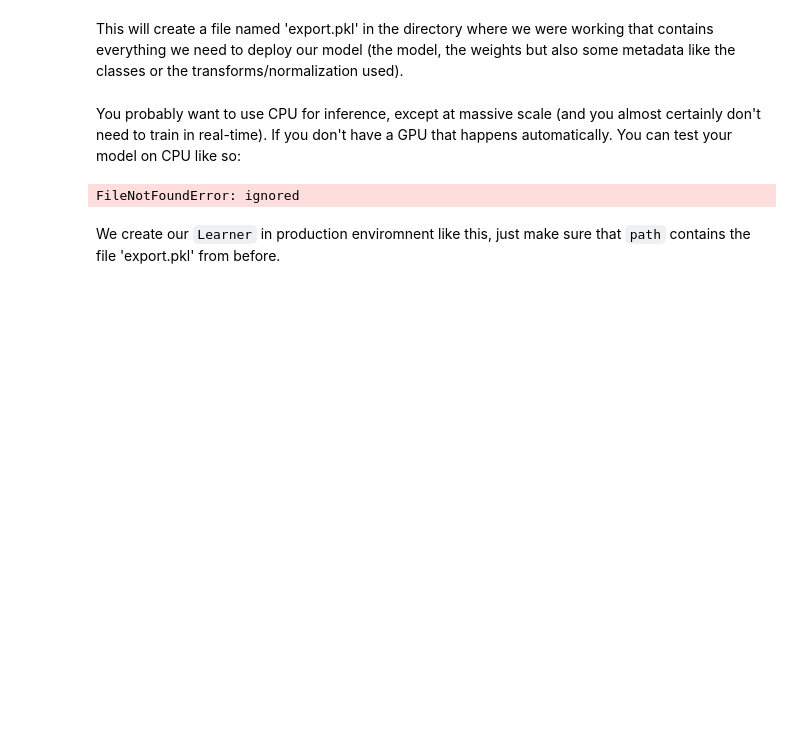
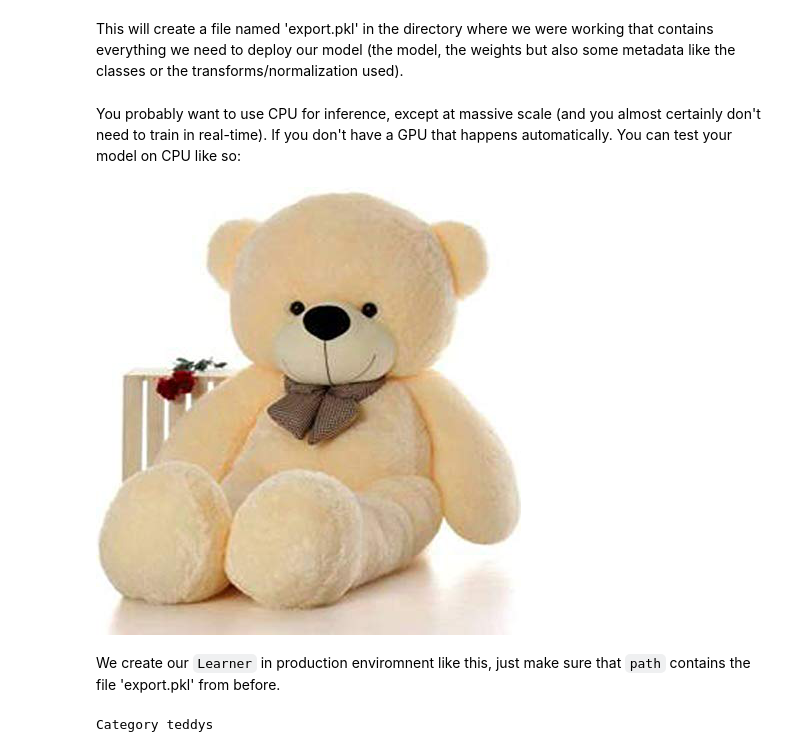
Before and after one commit to yumpy/fastai-course-v3, a Jupyter notebook: notes/dl1/teddy-bear.ipynb, the cells around one changed output. Saved outputs shown, nothing was run; the diff lists cells and outputs as text; code cells hidden in the pictures; blank space fills up the shorter version.

```diff
--- a/notes/dl1/teddy-bear.ipynb
+++ b/notes/dl1/teddy-bear.ipynb
@@ -229,10 +234,10 @@ You probably want to use CPU for inference, except at massive scale (and you alm
 # %%
 defaults.device = torch.device('cpu')
 # %%
-img = open_image(path/'black'/'00000021.jpg')
+img = open_image(path/'teddys'/'00000020.jpg')
 img
 # %% [output]
-FileNotFoundError: ignored
+[figure, added]
 # %% [markdown]
 We create our `Learner` in production enviromnent like this, just make sure that `path` contains the file 'export.pkl' from before.
 # %%
@@ -240,3 +245,5 @@ learn = load_learner(path)
 # %%
 pred_class,pred_idx,outputs = learn.predict(img)
 pred_class
+# %% [output]
+Category teddys
```
Also changed, not shown: parts of 13 cells of this notebook.
